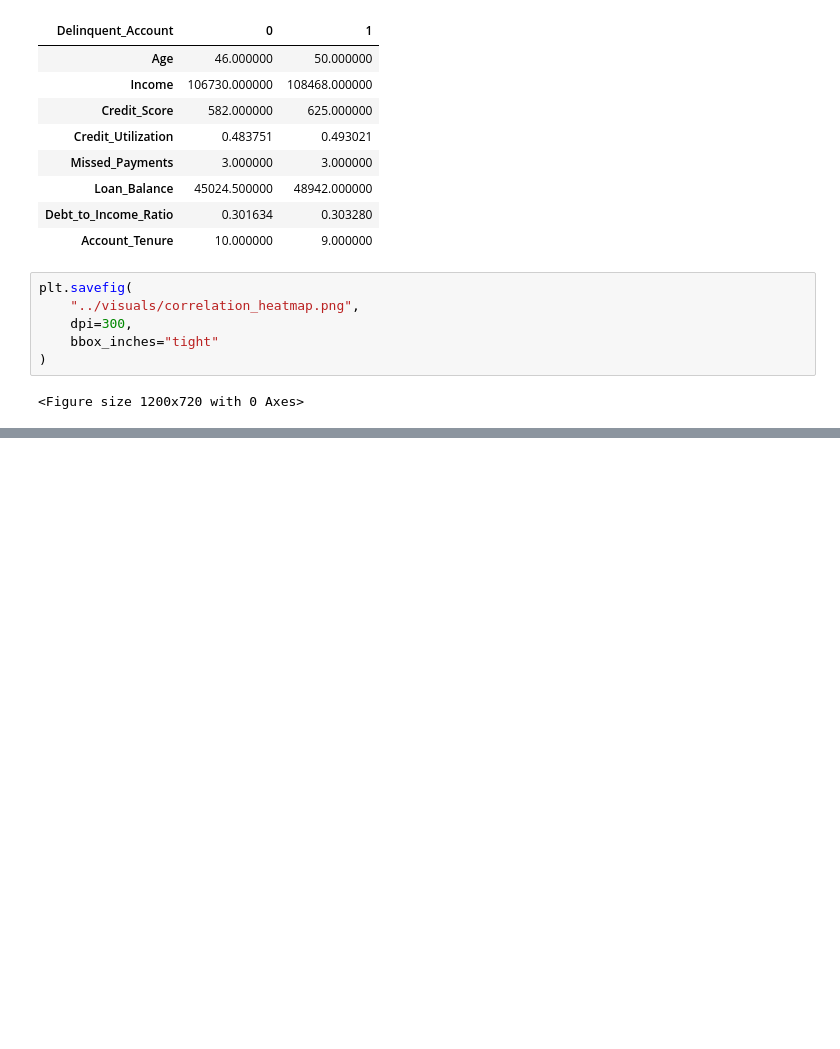
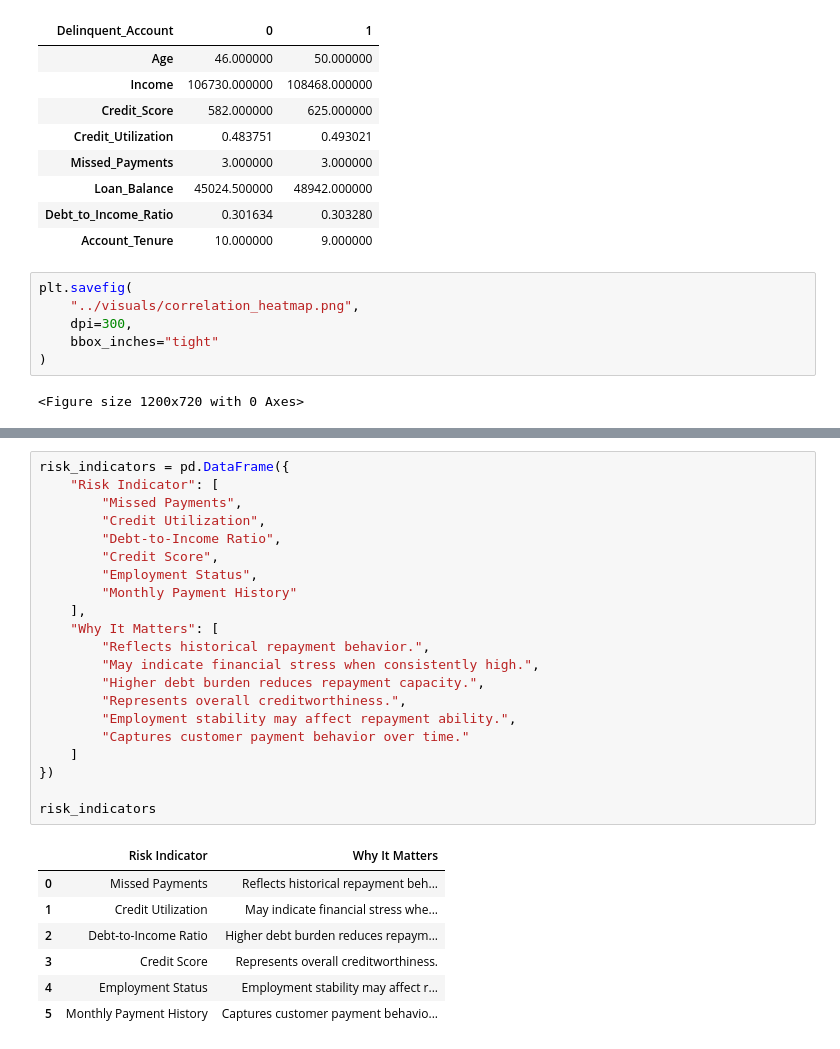
Before and after one commit to SakshiRaut004/Geldium-Credit-Delinquency-Risk-Analysis, a Jupyter notebook: notebooks/01_data_understanding.ipynb, the cells around one changed output, grey strips where cells are left out. Cells and saved outputs as stored; diff of their text form; blank space fills up the shorter version.

```diff
--- a/notebooks/01_data_understanding.ipynb
+++ b/notebooks/01_data_understanding.ipynb
@@ -677,0 +797,29 @@ plt.savefig(
+# %%
+risk_indicators = pd.DataFrame({
+    "Risk Indicator": [
+        "Missed Payments",
+        "Credit Utilization",
+        "Debt-to-Income Ratio",
+        "Credit Score",
+        "Employment Status",
+        "Monthly Payment History"
+    ],
+    "Why It Matters": [
+        "Reflects historical repayment behavior.",
+        "May indicate financial stress when consistently high.",
+        "Higher debt burden reduces repayment capacity.",
+        "Represents overall creditworthiness.",
+        "Employment stability may affect repayment ability.",
+        "Captures customer payment behavior over time."
+    ]
+})
+
+risk_indicators
+# %% [output]
+|  | Risk Indicator | Why It Matters |
+| 0 | Missed Payments | Reflects historical repayment beh... |
+| 1 | Credit Utilization | May indicate financial stress whe... |
+| 2 | Debt-to-Income Ratio | Higher debt burden reduces repaym... |
+| 3 | Credit Score | Represents overall creditworthiness. |
+| 4 | Employment Status | Employment stability may affect r... |
+| 5 | Monthly Payment History | Captures customer payment behavio... |
```
Also changed, not shown: parts of 27 cells of this notebook.
